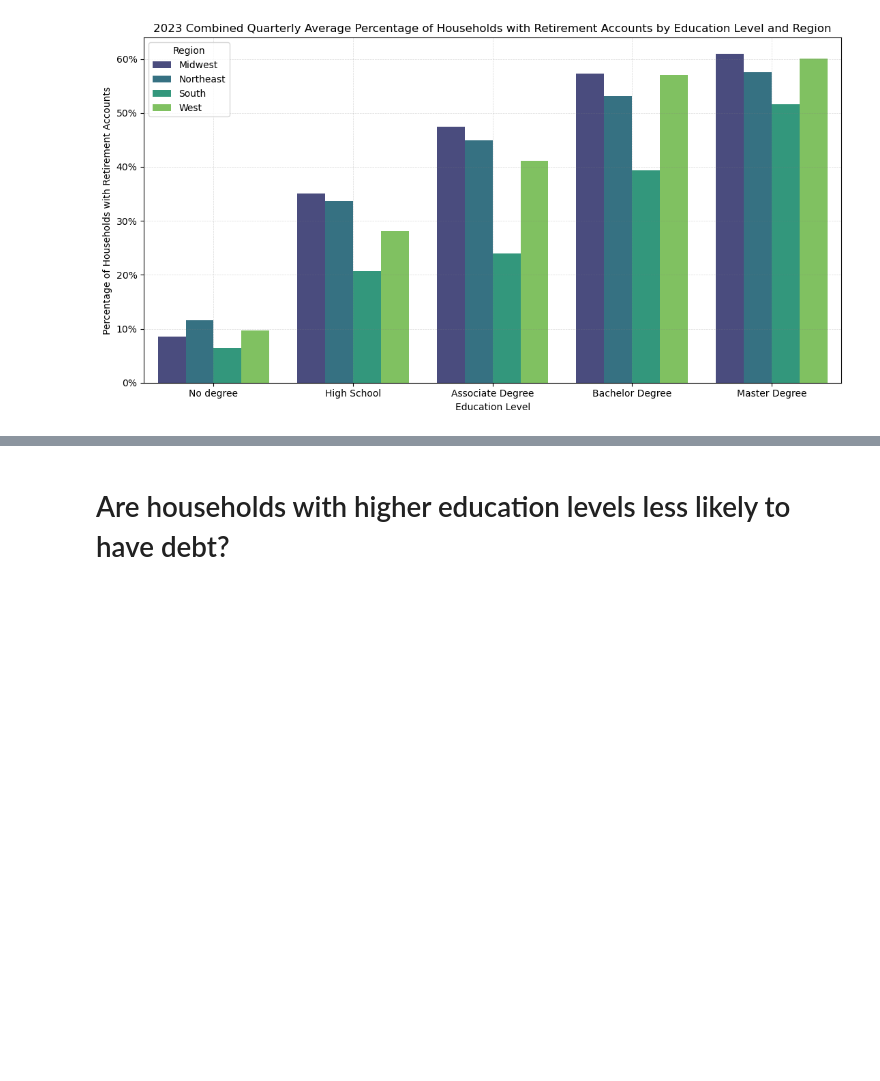
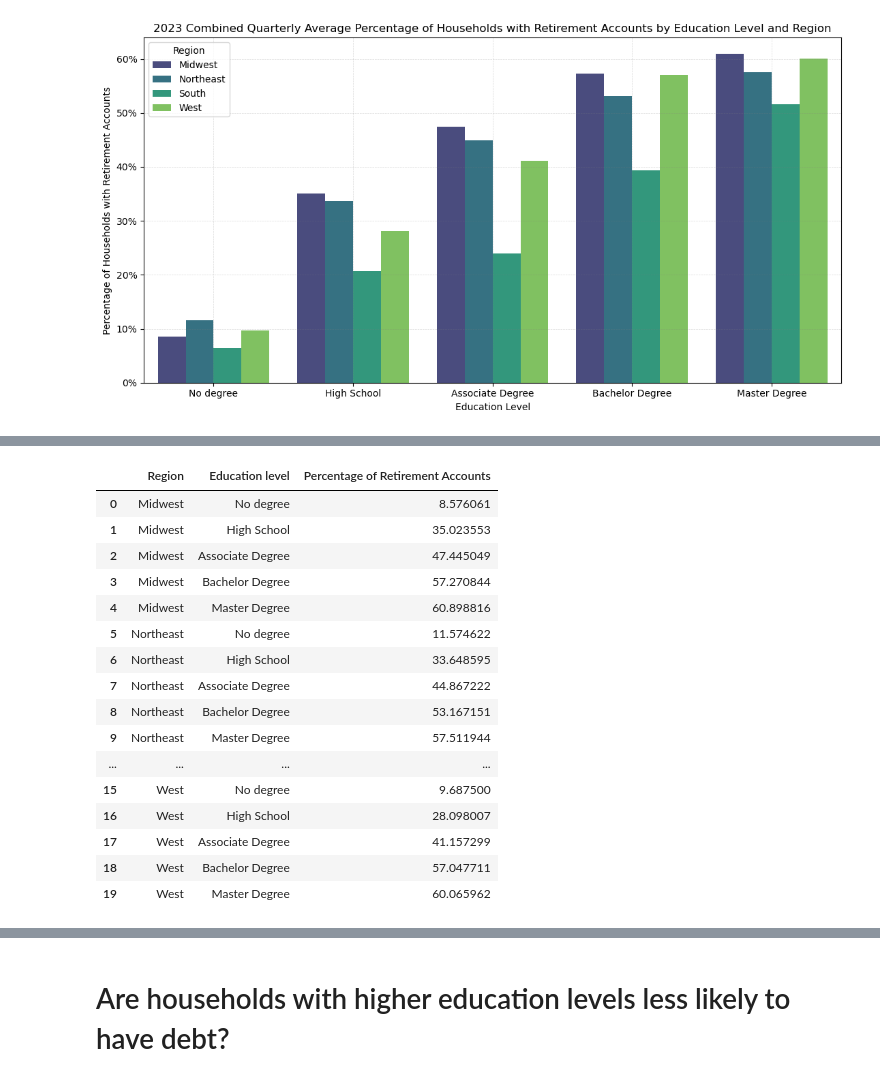
Before and after one commit to Leslygcruz/Educationproj, a Jupyter notebook: notebooks/Education_capstone.ipynb, the cells around one changed output, grey strips where cells are left out. Saved outputs shown, nothing was run; the diff lists cells and outputs as text; code cells hidden in the pictures; blank space fills up the shorter version.

```diff
--- a/notebooks/Education_capstone.ipynb
+++ b/notebooks/Education_capstone.ipynb
@@ -1341,0 +1390,20 @@ plt.show()
+# %%
+avgqaurterlyretirperc
+# %% [output]
+|  | Region | Education level | Percentage of Retirement Accounts |
+| 0 | Midwest | No degree | 8.576061 |
+| 1 | Midwest | High School | 35.023553 |
+| 2 | Midwest | Associate Degree | 47.445049 |
+| 3 | Midwest | Bachelor Degree | 57.270844 |
+| 4 | Midwest | Master Degree | 60.898816 |
+| 5 | Northeast | No degree | 11.574622 |
+| 6 | Northeast | High School | 33.648595 |
+| 7 | Northeast | Associate Degree | 44.867222 |
+| 8 | Northeast | Bachelor Degree | 53.167151 |
+| 9 | Northeast | Master Degree | 57.511944 |
+| ... | ... | ... | ... |
+| 15 | West | No degree | 9.687500 |
+| 16 | West | High School | 28.098007 |
+| 17 | West | Associate Degree | 41.157299 |
+| 18 | West | Bachelor Degree | 57.047711 |
+| 19 | West | Master Degree | 60.065962 |
```
Also changed, not shown: parts of 9 cells of this notebook, 3 other files.
